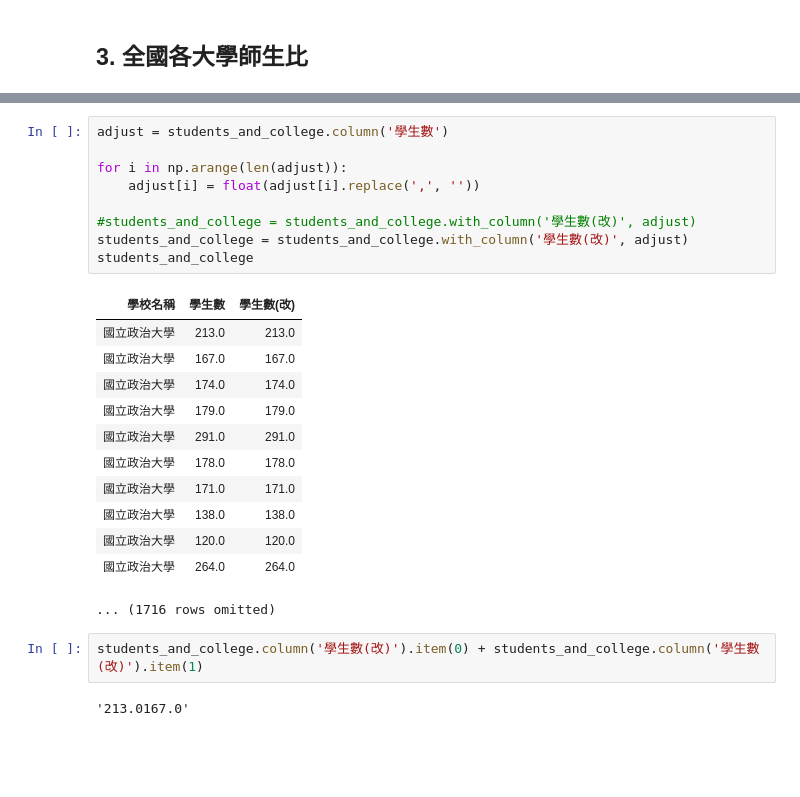
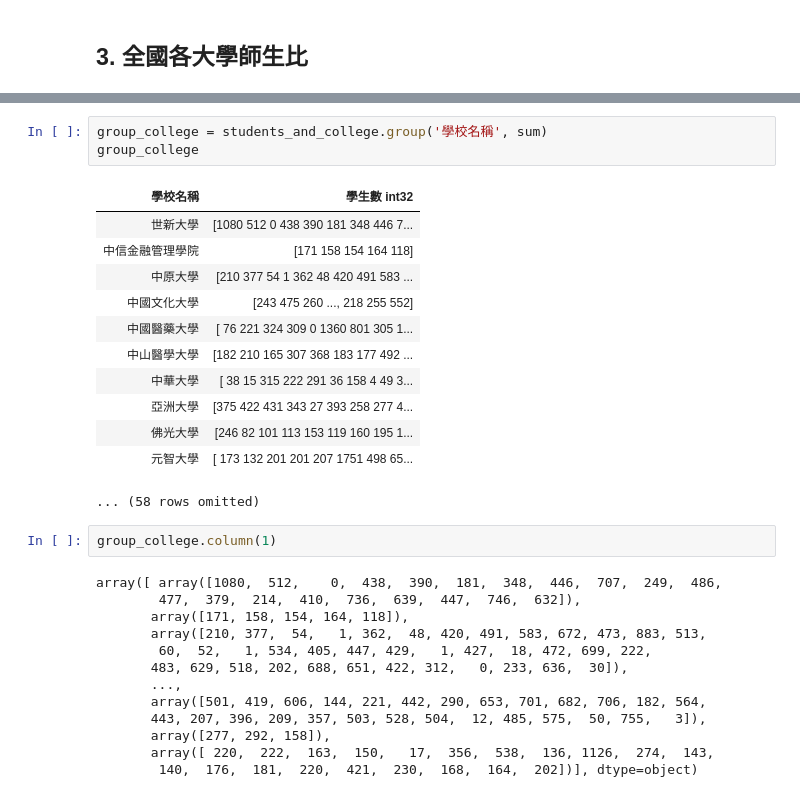
Before and after one commit to Matthew-HMS/Datascience101, a Jupyter notebook: Final_project_beta.ipynb, the cells around one changed output, grey strips where cells are left out. Drawn from its saved outputs; the diff is of its cells as text; blank space fills up the shorter version.

```diff
--- a/Final_project.ipynb
+++ b/Final_project_beta.ipynb
@@ -171,26 +210,31 @@ teacher_and_college
-# %%
-adjust = students_and_college.column('學生數')
-
-for i in np.arange(len(adjust)):
-    adjust[i] = float(adjust[i].replace(',', ''))
-
-#students_and_college = students_and_college.with_column('學生數(改)', adjust)
-students_and_college = students_and_college.with_column('學生數(改)', adjust)
-students_and_college
-# %% [output]
-| 學校名稱 | 學生數 | 學生數(改) |
-| 國立政治大學 | 213.0 | 213.0 |
-| 國立政治大學 | 167.0 | 167.0 |
-| 國立政治大學 | 174.0 | 174.0 |
-| 國立政治大學 | 179.0 | 179.0 |
-| 國立政治大學 | 291.0 | 291.0 |
-| 國立政治大學 | 178.0 | 178.0 |
-| 國立政治大學 | 171.0 | 171.0 |
-| 國立政治大學 | 138.0 | 138.0 |
-| 國立政治大學 | 120.0 | 120.0 |
-| 國立政治大學 | 264.0 | 264.0 |
-... (1716 rows omitted)
-# %%
-students_and_college.column('學生數(改)').item(0) + students_and_college.column('學生數(改)').item(1)
-# %% [output]
-'213.0167.0'
+# %%
+group_college = students_and_college.group('學校名稱', sum)
+group_college
+# %% [output]
+| 學校名稱 | 學生數 int32 |
+| 世新大學 | [1080 512 0 438 390 181 348 446 7... |
+| 中信金融管理學院 | [171 158 154 164 118] |
+| 中原大學 | [210 377 54 1 362 48 420 491 583 ... |
+| 中國文化大學 | [243 475 260 ..., 218 255 552] |
+| 中國醫藥大學 | [ 76 221 324 309 0 1360 801 305 1... |
+| 中山醫學大學 | [182 210 165 307 368 183 177 492 ... |
+| 中華大學 | [ 38 15 315 222 291 36 158 4 49 3... |
+| 亞洲大學 | [375 422 431 343 27 393 258 277 4... |
+| 佛光大學 | [246 82 101 113 153 119 160 195 1... |
+| 元智大學 | [ 173 132 201 201 207 1751 498 65... |
+... (58 rows omitted)
+# %%
+group_college.column(1)
+# %% [output]
+array([ array([1080,  512,    0,  438,  390,  181,  348,  446,  707,  249,  486,
+        477,  379,  214,  410,  736,  639,  447,  746,  632]),
+       array([171, 158, 154, 164, 118]),
+       array([210, 377,  54,   1, 362,  48, 420, 491, 583, 672, 473, 883, 513,
+        60,  52,   1, 534, 405, 447, 429,   1, 427,  18, 472, 699, 222,
+       483, 629, 518, 202, 688, 651, 422, 312,   0, 233, 636,  30]),
+       ...,
+       array([501, 419, 606, 144, 221, 442, 290, 653, 701, 682, 706, 182, 564,
+       443, 207, 396, 209, 357, 503, 528, 504,  12, 485, 575,  50, 755,   3]),
+       array([277, 292, 158]),
+       array([ 220,  222,  163,  150,   17,  356,  538,  136, 1126,  274,  143,
+        140,  176,  181,  220,  421,  230,  168,  164,  202])], dtype=object)
```
Also changed, not shown: parts of 3 cells of this notebook, 1 other file.
